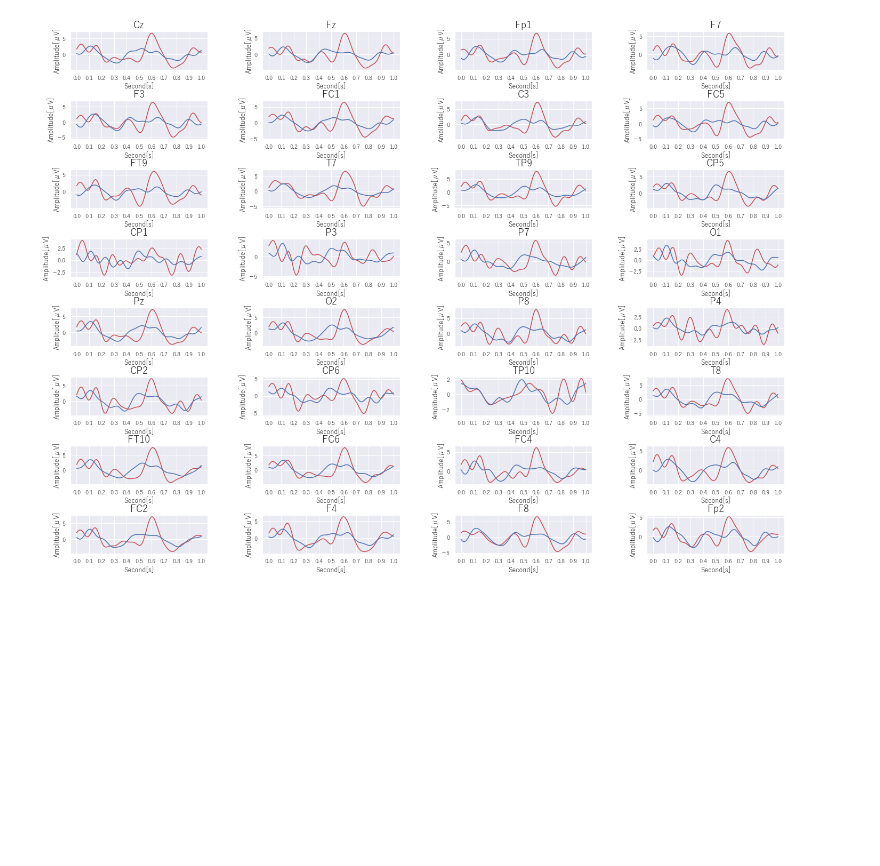
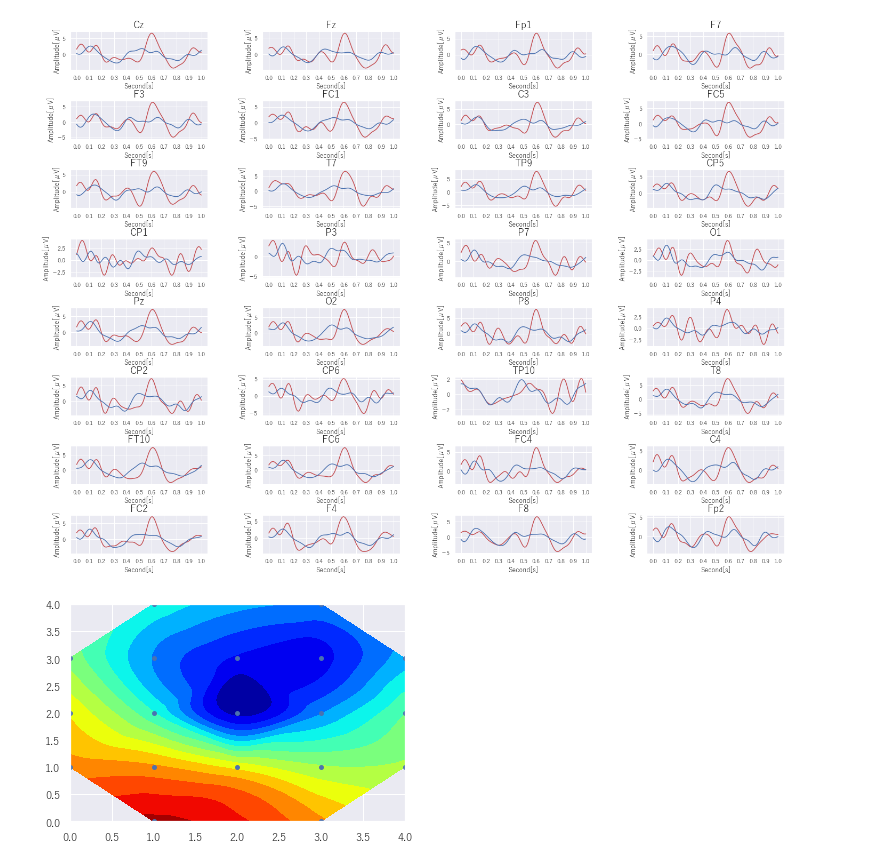
Before and after one commit to nekketsu2010/BSA_Lab, a Jupyter notebook: sekiguchi_p300/P300.ipynb, the cells around one changed output. Cells and saved outputs as stored; diff of their text form; code cells hidden in the pictures; blank space fills up the shorter version.

```diff
--- a/sekiguchi_p300/P300.ipynb
+++ b/sekiguchi_p300/P300.ipynb
@@ -126,10 +127,11 @@ for i in range(len(channels)):
 [figure]
 # %%
 trigger = np.where(np.abs(L39[:, -1]) == 1)[0]
-
+sabun = []
 ave = 0
 for i in range(len(trigger)-1):
     ave += trigger[i+1] - trigger[i]
+    sabun.append(trigger[i+1] - trigger[i])
 ave /= len(trigger)
 ave
 # %% [output]
@@ -293,3 +327,25 @@ preprocess(T)
         [ 1.32517372,  0.52040407, -0.57137757, ..., -0.55939998,
          -0.02986822, -0.06179775]]))
 [figure]
+# %%
+meanR = [9.95184937,   9.87947708,   9.87628496,   9.78414422,
+         9.79365258,   9.96168969,   9.87537519,   9.74536093,
+        10.16686878,  10.04425475,  10.10444126,  10.2917172 ,
+        10.16745917,  10.0235203 ,   9.89914   ,  10.11263505,
+         9.99756449,  10.17861254,  10.04704248]
+koord = [[1,4],[3,4],[1,3],[3,3],[2,3],[1,2],[3,2],[2,2],[1,1],[3,1],[2,1],[1,0],[3,0],[0,3],[4,3],[0,2],[4,2],[0,1],[4,1]]
+x,y=[],[]
+for i in koord:
+    x.append(i[0])
+    y.append(i[1])
+z = meanR
+xi = np.linspace(-2,6,300);
+yi = np.linspace(-2,6,300);
+zi = griddata((x, y), z, (xi[None,:], yi[:,None]), method='cubic')
+CS = plt.contourf(xi,yi,zi,15,cmap=plt.cm.jet)
+plt.scatter(x,y,marker='o',c='b',s=15)
+plt.xlim(min(x),max(x))
+plt.ylim(min(y),max(y))
+plt.show()
+# %% [output]
+[figure, added]
```
Also changed, not shown: parts of 6 cells of this notebook, 3 other files.
